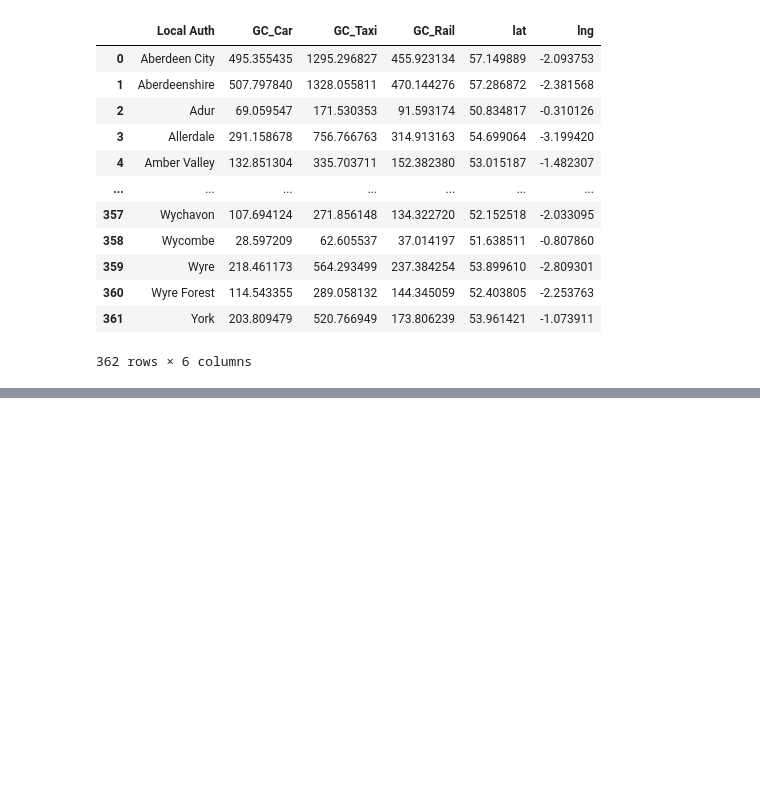
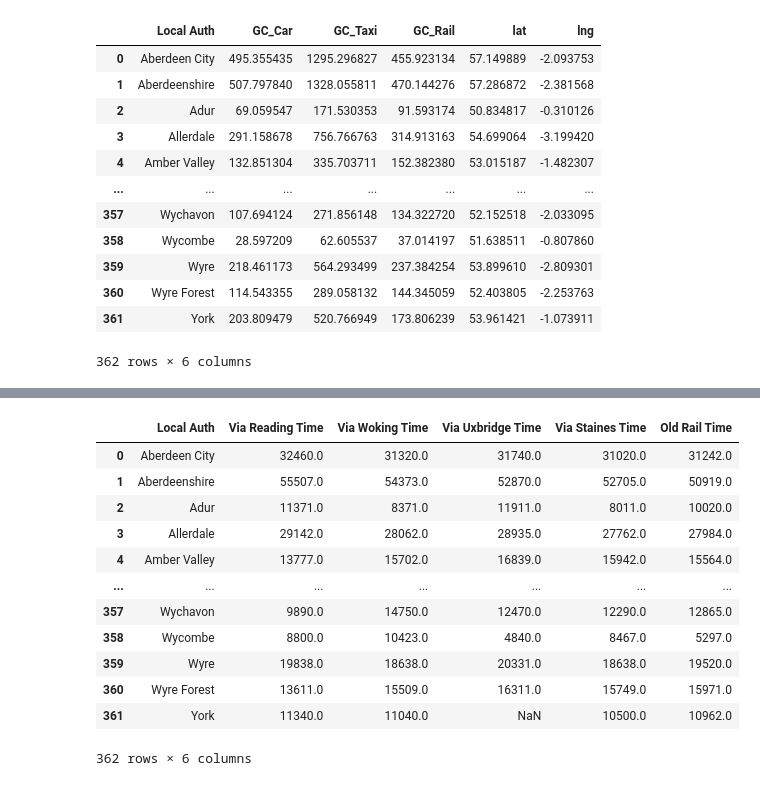
Before and after one commit to majdyousof/imperialgroupproject, a Jupyter notebook: Dom/Heathrow_OD.ipynb, the cells around one changed output, grey strips where cells are left out. Cells and saved outputs as stored; diff of their text form; code cells hidden in the pictures; blank space fills up the shorter version.

```diff
--- a/Dom/Heathrow_OD.ipynb
+++ b/Dom/Heathrow_OD.ipynb
@@ -307,3 +307,16 @@ GC_Current_2024
 | 360 | Wyre Forest | 114.543355 | 289.058132 | 144.345059 | 52.403805 | -2.253763 |
 | 361 | York | 203.809479 | 520.766949 | 173.806239 | 53.961421 | -1.073911 |
 362 rows × 6 columns
+# %%
+hubs=pd.read_excel("heathrowflow_with_hubs.xlsx")
+#Working out Generlised costs of travel to Heathrow through the different hubs to workout the optimum
+#rail route for each of the local authorities
+uxb_dist=10.6 #km
+uxb_time=12*60 #seconds
+read_dist=(41+6.16) #km
+read_time=26*60 #seconds
+wok_dist=9.1 #km
+wok_time=19*60 #seconds
+sta_dist=4.59 #km
+sta_time=6*60 #seconds #CHECK THIS !
+hubs
@@ -309,0 +337,37 @@ GC_Current_2024
+# %%
+#Calculating distances and times to Heathrow through new hubs
+dist_via_reading=hubs["(Reading) Transit Distance [m]"]+(read_dist*1000)
+dist_via_woking=hubs["(Woking) Transit Distance [m]"]+(wok_dist*1000)
+dist_via_uxbridge=hubs["(Uxbridge) Transit Distance [m]"]+(uxb_dist*1000)
+dist_via_staines=hubs["(Staines) Transit Distance [m]"]+(sta_dist*1000)
+
+time_via_reading=hubs["(Reading) Transit Time Taken [s]"]+read_time
+time_via_woking=hubs["(Woking) Transit Time Taken [s]"]+wok_time
+time_via_uxbridge=hubs["(Uxbridge) Transit Time Taken [s]"]+uxb_time
+time_via_staines=hubs["(Staines) Transit Time Taken [s]"]+sta_time
+
+#Creating a dataframe with all the Rail times for comparison
+All_Rail_Times = {
+    "Local Auth": flow["Local Auth"],
+    "Via Reading Time": time_via_reading,
+    "Via Woking Time": time_via_woking,
+    "Via Uxbridge Time": time_via_uxbridge,
+    "Via Staines Time": time_via_staines,
+    "Old Rail Time": hubs["Transit Time Taken [s]"]
+}
+All_Rail_Times=pd.DataFrame(All_Rail_Times)
+All_Rail_Times
+# %% [output]
+|  | Local Auth | Via Reading Time | Via Woking Time | Via Uxbridge Time | Via Staines Time | Old Rail Time |
+| 0 | Aberdeen City | 32460.0 | 31320.0 | 31740.0 | 31020.0 | 31242.0 |
+| 1 | Aberdeenshire | 55507.0 | 54373.0 | 52870.0 | 52705.0 | 50919.0 |
+| 2 | Adur | 11371.0 | 8371.0 | 11911.0 | 8011.0 | 10020.0 |
+| 3 | Allerdale | 29142.0 | 28062.0 | 28935.0 | 27762.0 | 27984.0 |
+| 4 | Amber Valley | 13777.0 | 15702.0 | 16839.0 | 15942.0 | 15564.0 |
+| ... | ... | ... | ... | ... | ... | ... |
+| 357 | Wychavon | 9890.0 | 14750.0 | 12470.0 | 12290.0 | 12865.0 |
+| 358 | Wycombe | 8800.0 | 10423.0 | 4840.0 | 8467.0 | 5297.0 |
+| 359 | Wyre | 19838.0 | 18638.0 | 20331.0 | 18638.0 | 19520.0 |
+| 360 | Wyre Forest | 13611.0 | 15509.0 | 16311.0 | 15749.0 | 15971.0 |
+| 361 | York | 11340.0 | 11040.0 | NaN | 10500.0 | 10962.0 |
+362 rows × 6 columns
```
Also changed, not shown: parts of 5 cells of this notebook, 3 other files.
